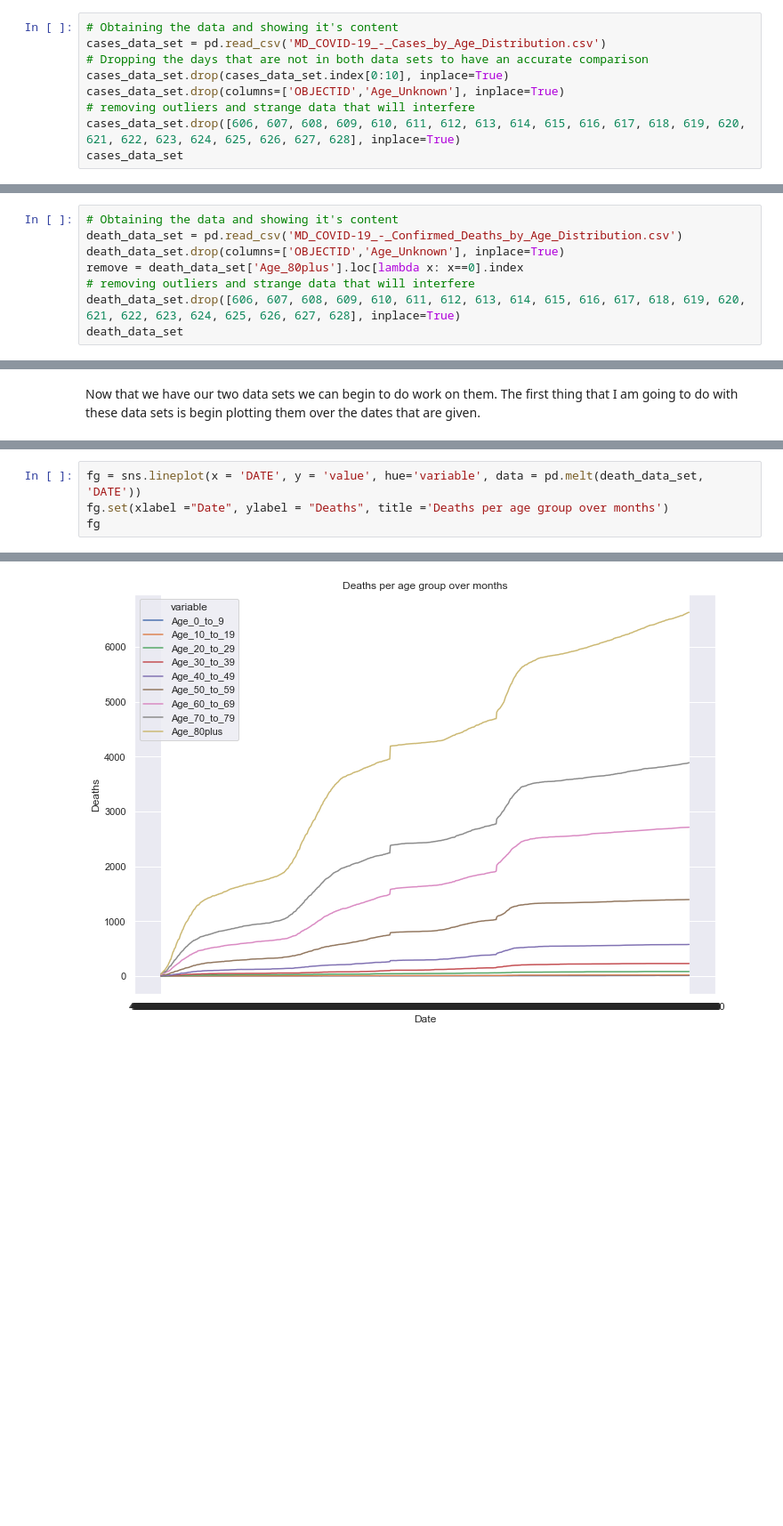
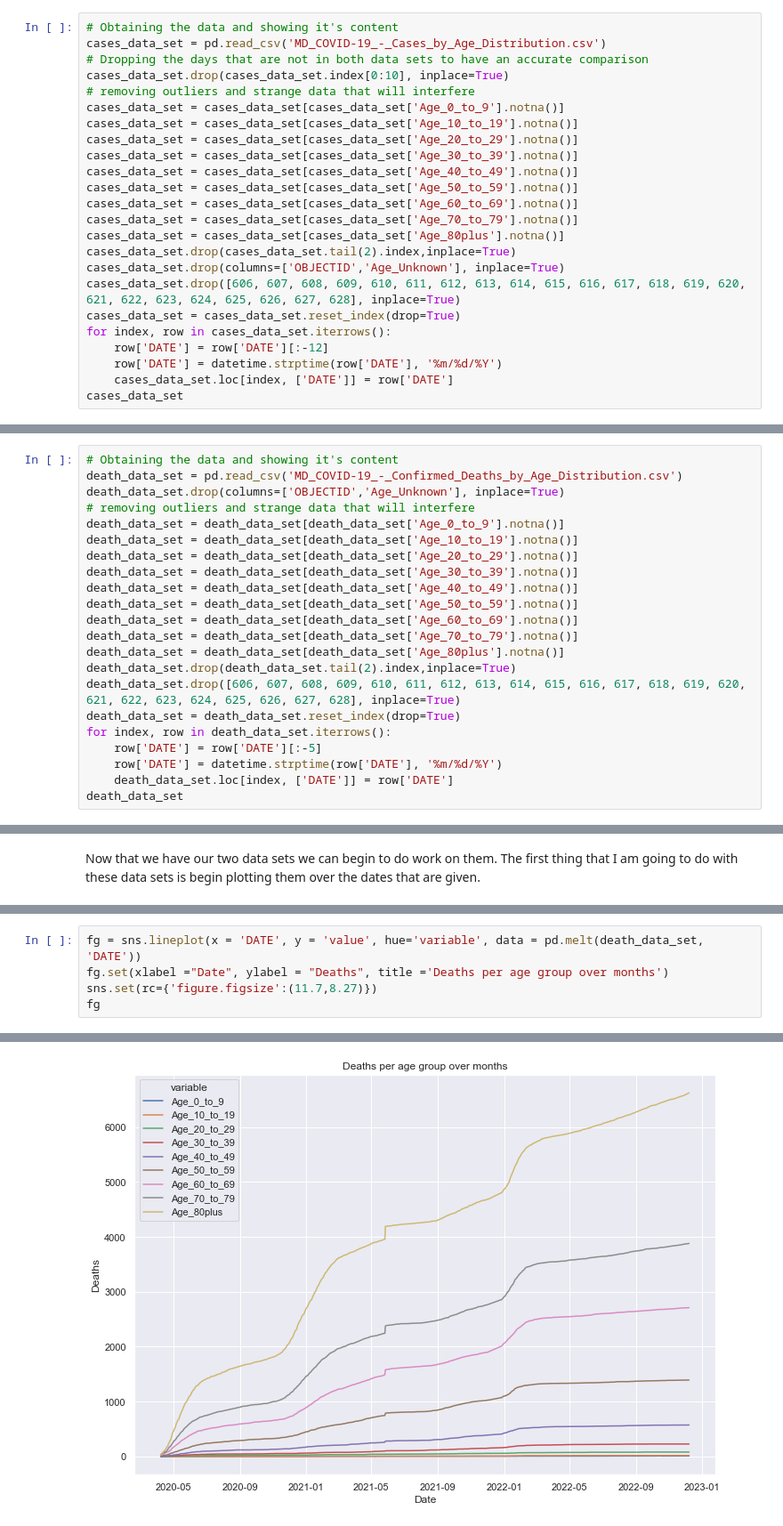
Before and after one commit to Pedro-Jose-da-Rocha-Mendonca/pedro-jose-da-rocha-mendonca.github.io, a Jupyter notebook: Main.ipynb, the cells around one changed output, grey strips where cells are left out. Shown at 89% size. Drawn from its saved outputs; the diff is of its cells as text; blank space fills up the shorter version.

```diff
--- a/Main.ipynb
+++ b/Main.ipynb
@@ -11,9 +14,24 @@ import re
 cases_data_set = pd.read_csv('MD_COVID-19_-_Cases_by_Age_Distribution.csv')
 # Dropping the days that are not in both data sets to have an accurate comparison
 cases_data_set.drop(cases_data_set.index[0:10], inplace=True)
+# removing outliers and strange data that will interfere
+cases_data_set = cases_data_set[cases_data_set['Age_0_to_9'].notna()]
+cases_data_set = cases_data_set[cases_data_set['Age_10_to_19'].notna()]
+cases_data_set = cases_data_set[cases_data_set['Age_20_to_29'].notna()]
+cases_data_set = cases_data_set[cases_data_set['Age_30_to_39'].notna()]
+cases_data_set = cases_data_set[cases_data_set['Age_40_to_49'].notna()]
+cases_data_set = cases_data_set[cases_data_set['Age_50_to_59'].notna()]
+cases_data_set = cases_data_set[cases_data_set['Age_60_to_69'].notna()]
+cases_data_set = cases_data_set[cases_data_set['Age_70_to_79'].notna()]
+cases_data_set = cases_data_set[cases_data_set['Age_80plus'].notna()]
+cases_data_set.drop(cases_data_set.tail(2).index,inplace=True)
 cases_data_set.drop(columns=['OBJECTID','Age_Unknown'], inplace=True)
-# removing outliers and strange data that will interfere
 cases_data_set.drop([606, 607, 608, 609, 610, 611, 612, 613, 614, 615, 616, 617, 618, 619, 620, 621, 622, 623, 624, 625, 626, 627, 628], inplace=True)
+cases_data_set = cases_data_set.reset_index(drop=True)
+for index, row in cases_data_set.iterrows():
+    row['DATE'] = row['DATE'][:-12]
+    row['DATE'] = datetime.strptime(row['DATE'], '%m/%d/%Y')
+    cases_data_set.loc[index, ['DATE']] = row['DATE']
 cases_data_set
 # %% [output]
 |  | DATE | Age_0_to_9 | Age_10_to_19 | Age_20_to_29 | Age_30_to_39 | Age_40_to_49 | Age_50_to_59 | ... |
@@ -33,9 +51,23 @@ cases_data_set
 # Obtaining the data and showing it's content
 death_data_set = pd.read_csv('MD_COVID-19_-_Confirmed_Deaths_by_Age_Distribution.csv')
 death_data_set.drop(columns=['OBJECTID','Age_Unknown'], inplace=True)
-remove = death_data_set['Age_80plus'].loc[lambda x: x==0].index
 # removing outliers and strange data that will interfere
+death_data_set = death_data_set[death_data_set['Age_0_to_9'].notna()]
+death_data_set = death_data_set[death_data_set['Age_10_to_19'].notna()]
+death_data_set = death_data_set[death_data_set['Age_20_to_29'].notna()]
+death_data_set = death_data_set[death_data_set['Age_30_to_39'].notna()]
+death_data_set = death_data_set[death_data_set['Age_40_to_49'].notna()]
+death_data_set = death_data_set[death_data_set['Age_50_to_59'].notna()]
+death_data_set = death_data_set[death_data_set['Age_60_to_69'].notna()]
+death_data_set = death_data_set[death_data_set['Age_70_to_79'].notna()]
+death_data_set = death_data_set[death_data_set['Age_80plus'].notna()]
+death_data_set.drop(death_data_set.tail(2).index,inplace=True)
 death_data_set.drop([606, 607, 608, 609, 610, 611, 612, 613, 614, 615, 616, 617, 618, 619, 620, 621, 622, 623, 624, 625, 626, 627, 628], inplace=True)
+death_data_set = death_data_set.reset_index(drop=True)
+for index, row in death_data_set.iterrows():
+    row['DATE'] = row['DATE'][:-5]
+    row['DATE'] = datetime.strptime(row['DATE'], '%m/%d/%Y')
+    death_data_set.loc[index, ['DATE']] = row['DATE']
 death_data_set
 # %% [output]
 |  | DATE | Age_0_to_9 | Age_10_to_19 | Age_20_to_29 | Age_30_to_39 | Age_40_to_49 | Age_50_to_59 | ... |
@@ -64,7 +96,8 @@ fg
 # %%
 fg = sns.lineplot(x = 'DATE', y = 'value', hue='variable', data = pd.melt(death_data_set, 'DATE'))
 fg.set(xlabel ="Date", ylabel = "Deaths", title ='Deaths per age group over months')
+sns.set(rc={'figure.figsize':(11.7,8.27)})
 fg
 # %% [output]
 <AxesSubplot:title={'center':'Deaths per age group over months'}, xlabel='Date', ylabel='Deaths'>
-[figure, old version]
+[figure, new version]
```
Also changed, not shown: parts of 12 cells of this notebook.
